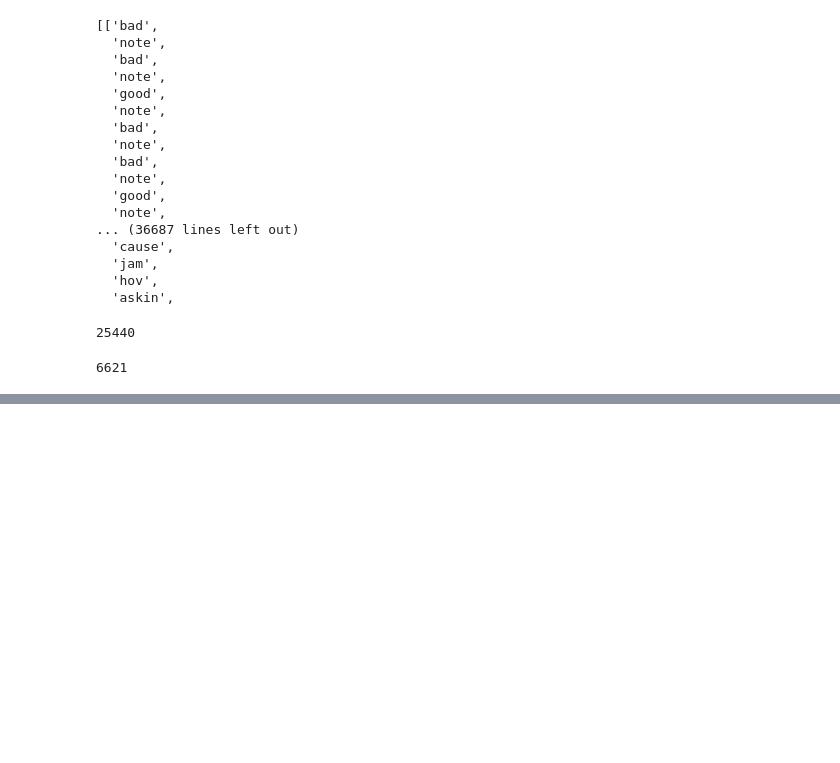
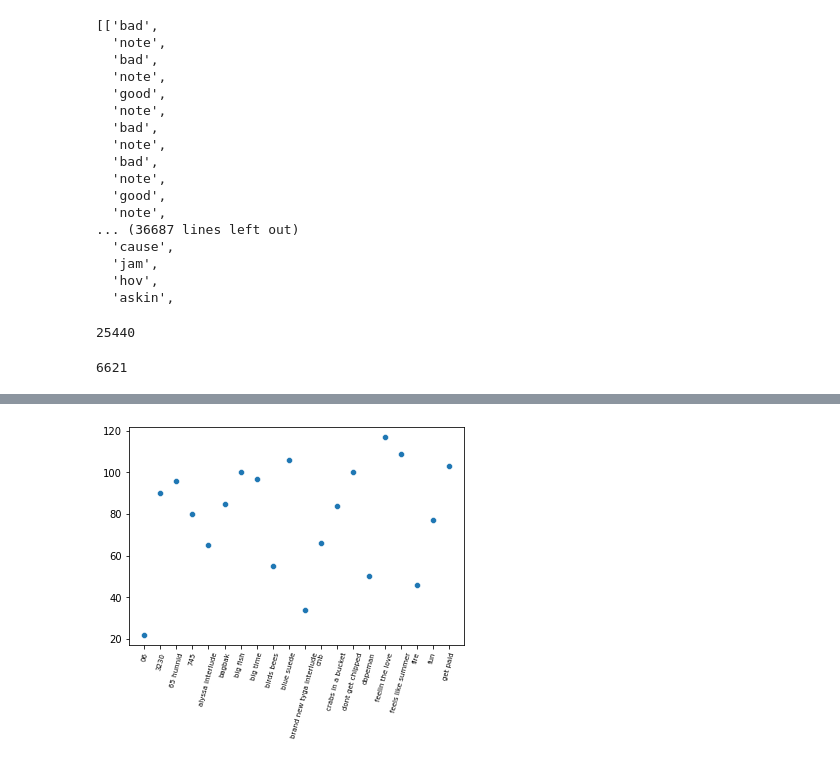
Before and after one commit to carterwward/SongSentiment, a Jupyter notebook: analysis/hedonometer_lyric_cross_analysis.ipynb, the cells around one changed output, grey strips where cells are left out. Saved outputs shown, nothing was run; the diff lists cells and outputs as text; code cells hidden in the pictures; blank space fills up the shorter version.

Commit message:
graphing proportion of tokens in hedo per song

```diff
--- a/analysis/hedonometer_lyric_cross_analysis.ipynb
+++ b/analysis/hedonometer_lyric_cross_analysis.ipynb
@@ -194,0 +141,7 @@ tok_vince_lyrics
+# %%
+tok_lyr_set = [set(lyr.split(' ')) for lyr in tok_vince_lyrics]
+# %%
+# print(tok_lyr_set[0])
+song_names = list(vince_staples.keys())
+# %%
+lyric_counts = [len(lyrics - (lyrics - hedonometer_set)) for lyrics in tok_lyr_set]
@@ -194,0 +174,7 @@ tok_vince_lyrics
+# %%
+g = sns.scatterplot(x=song_names[:20], y=lyric_counts[:20])
+plt.xticks(rotation=75, fontsize=7)
+g = g.get_figure()
+# g.savefig('vince_hedo_counts_scatter')
+# %% [output]
+[figure, added]
```
Also changed, not shown: parts of 25 cells of this notebook, 1 other file.
